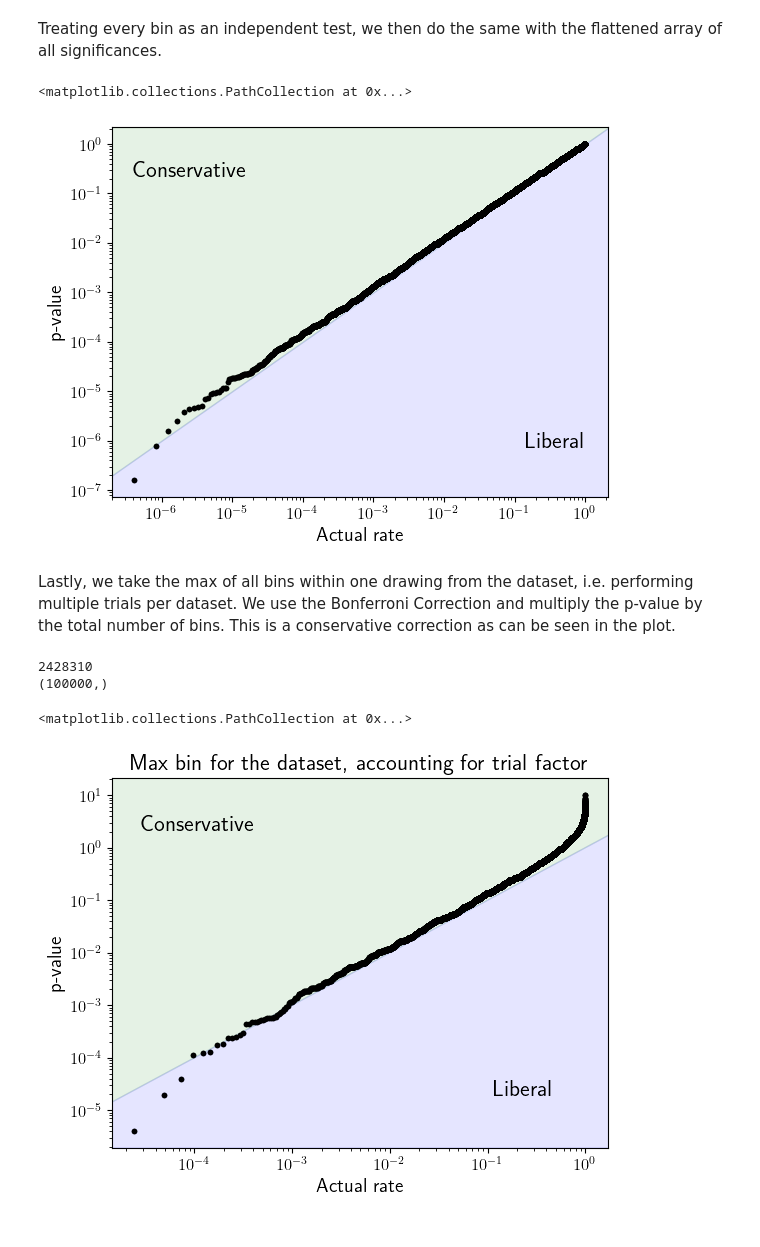
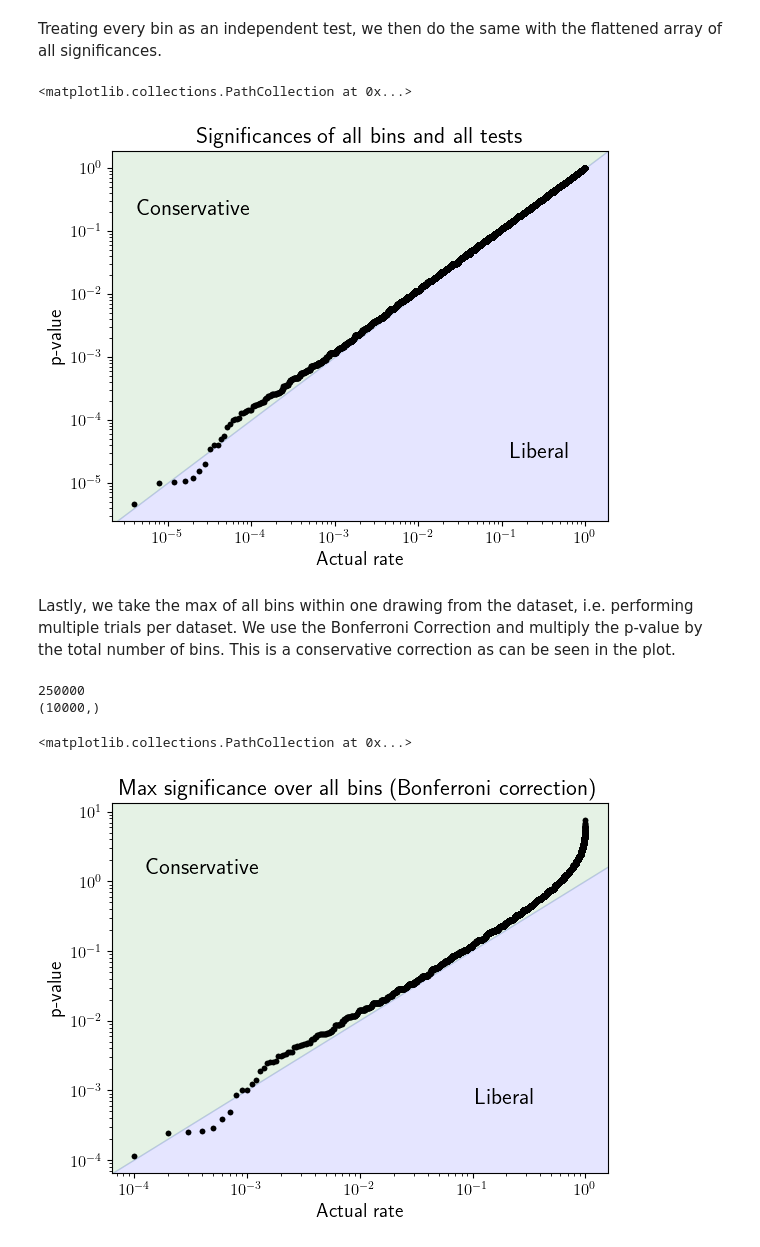
Before and after one commit to mariehein/look_everywhere_in_AD, a Jupyter notebook: binned_distributions.ipynb, the cells around one changed output. Drawn from its saved outputs; the diff is of its cells as text; code cells hidden in the pictures.

Commit message:
p-value tests preliminary

```diff
--- a/binned_distributions.ipynb
+++ b/binned_distributions.ipynb
@@ -64,20 +64,22 @@ We then perform a number of tests $N_\text{tests}$ using $N$ datapoints collecte
 # %%
 N_tests = 100000
 bins=5
-N = 100000
+N = 10000
+edges = [np.linspace(-2,2,bins+1), np.linspace(-2,2,bins+1)] #edges = np.histogramdd(rv.rvs(size=100000), bins=bins)[1]
+rv = multivariate_normal([0,0], [[1,0],[0,1]])
+print(edges)
 
-sigs2 = np.zeros((bins*bins, N_tests))
-rv = multivariate_normal([0,0], [[1,0],[0,1]])
-_, edges = np.histogramdd(rv.rvs(size=100000), bins=bins)
-
-exp2 = np.zeros((bins,bins))
+exp = np.zeros((bins,bins))
 for i in range(bins):
     for j in range(bins):
-        exp2[i,j] = (rv.cdf([edges[0][i+1], edges[1][j+1]])+rv.cdf([edges[0][i], edges[1][j]]) - rv.cdf([edges[0][i+1], edges[1][j]])-rv.cdf([edges[0][i], edges[1][j+1]]))*N
-exp2 = exp2.flatten()
+        exp[i,j] = (rv.cdf([edges[0][i+1], edges[1][j+1]])+rv.cdf([edges[0][i], edges[1][j]]) - rv.cdf([edges[0][i+1], edges[1][j]])-rv.cdf([edges[0][i], edges[1][j+1]]))*N
+#exp = exp.flatten()
 
+sigs = np.zeros((bins,bins, N_tests))
+sigs_naive = np.zeros((bins,bins, N_tests))
 for k in tqdm.tqdm(range(N_tests)):
-    data = rv.rvs(size=N)
-    hist = np.histogramdd(data, bins=edges)[0].flatten()
+    data = rv.rvs(size=N, random_state=k)
+    hist = np.histogramdd(data, bins=edges)[0]#.flatten()
     #print(hist)
-    sigs2[:, k] = significance_formula(hist, exp2)
+    sigs[:,:, k] = significance_formula(hist, exp)
+    sigs_naive[:,:,k] = significance_naive(hist, exp)
@@ -84,20 +89,0 @@ for k in tqdm.tqdm(range(N_tests)):
-# %%
-N_tests = 100000
-bins=5
-N = 100000
-
-sigs = np.zeros((bins*bins, N_tests))
-rv = multivariate_normal([0,0], [[1,0],[0,1]])
-_, edges = np.histogramdd(rv.rvs(size=100000), bins=bins)
-
-exp = np.zeros((bins,bins))
-for i in range(bins):
-    for j in range(bins):
-        exp[i,j] = (rv.cdf([edges[0][i+1], edges[1][j+1]])+rv.cdf([edges[0][i], edges[1][j]]) - rv.cdf([edges[0][i+1], edges[1][j]])-rv.cdf([edges[0][i], edges[1][j+1]]))*N
-exp = exp.flatten()
-
-for k in tqdm.tqdm(range(N_tests)):
-    data = rv.rvs(size=N)
-    hist = np.histogramdd(data, bins=edges)[0].flatten()
-    #print(hist)
-    sigs[:, k] = significance_formula(hist, exp)
@@ -189,45 +167,46 @@ plt.scatter(counts/len(sig_use), p_values, marker = '.', color="black")
 Treating every bin as an independent test, we then do the same with the flattened array of all significances.
 # %%
 plt.figure()
+plt.title("Significances of all bins and all tests")
 plt.ylabel("p-value")
 plt.xlabel("Actual rate")
 plt.xscale("log")
 plt.yscale("log")
 
 sig_use = np.sort(sigs.flatten())[::-1]
 sig_use = sig_use[np.isfinite(sig_use)]
 counts = np.arange(1, len(sig_use)+1)
 p_values = get_p_value(sig_use)
 
 x = [1/len(sig_use), 1]
 #plt.plot(x, x, color="black")
 plt.scatter(counts/len(sig_use), p_values, marker = '.', color="black")
 xmin, xmax = plt.xlim()
 ymin, ymax = plt.ylim()
 a = min([xmin, ymin])
 b = max([xmax, ymax])
 plt.fill_between([a,b],[a,b], [b,b], alpha=0.1, color="green")
 plt.fill_between([a,b],[a,a], [a,b], alpha=0.1, color="blue")
 plt.text(xmin*2, ymax/10, "Conservative", size=16)
 plt.text(xmax/15, ymin*10, "Liberal", size=16)
 plt.xlim(xmin, xmax)
 plt.ylim(ymin, ymax)
 plt.scatter(counts/len(sig_use), p_values, marker = '.', color="black")
 # %% [output]
 <matplotlib.collections.PathCollection at 0x...>
-[figure, old version]
+[figure, new version]
 # %% [markdown]
 Lastly, we take the max of all bins within one drawing from the dataset, i.e. performing multiple trials per dataset. We use the Bonferroni Correction and multiply the p-value by the total number of bins. This is a conservative correction as can be seen in the plot.
 # %%
 plt.figure()
-plt.title("Max bin for the dataset, accounting for trial factor")
+plt.title("Max significance over all bins (Bonferroni correction)")
 plt.ylabel("p-value")
 plt.xlabel("Actual rate")
 plt.xscale("log")
 plt.yscale("log")
 
 print(np.sum(np.isfinite(sigs)))
-sig_use = np.sort(np.max(sigs, axis=0))[::-1]
+sig_use = np.sort(np.max(sigs, axis=(0,1)))[::-1]
 print(sig_use.shape)
 trial_factor = bins*bins
 sig_use = sig_use[np.isfinite(sig_use)]
@@ -247,7 +226,7 @@ plt.xlim(xmin, xmax)
 plt.ylim(ymin, ymax)
 plt.scatter(counts/len(sig_use), p_values, marker = '.', color="black")
 # %% [output]
-2428310
-(100000,)
+250000
+(10000,)
 <matplotlib.collections.PathCollection at 0x...>
-[figure, old version]
+[figure, new version]
```
Also changed, not shown: parts of 9 cells of this notebook.
